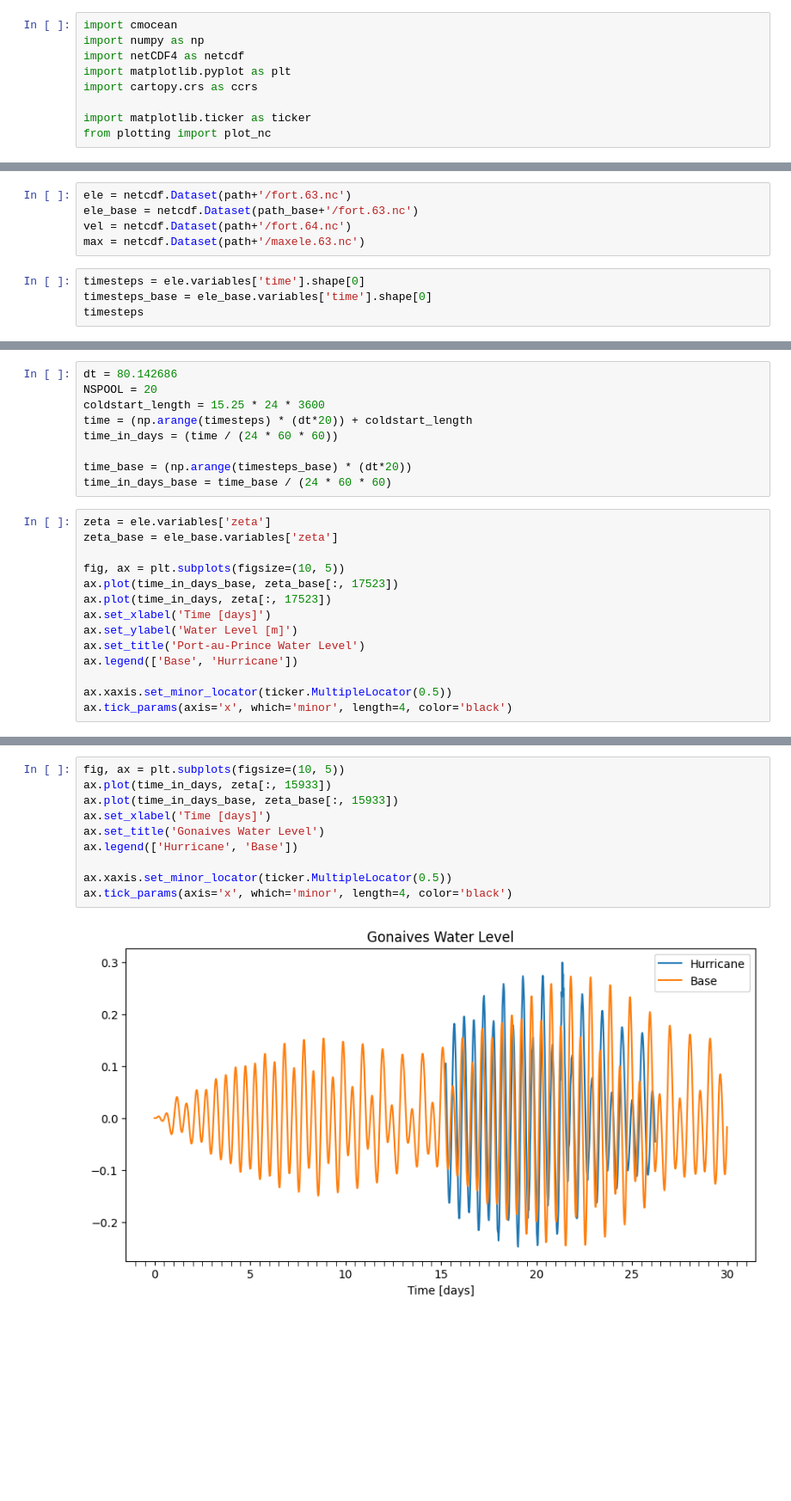
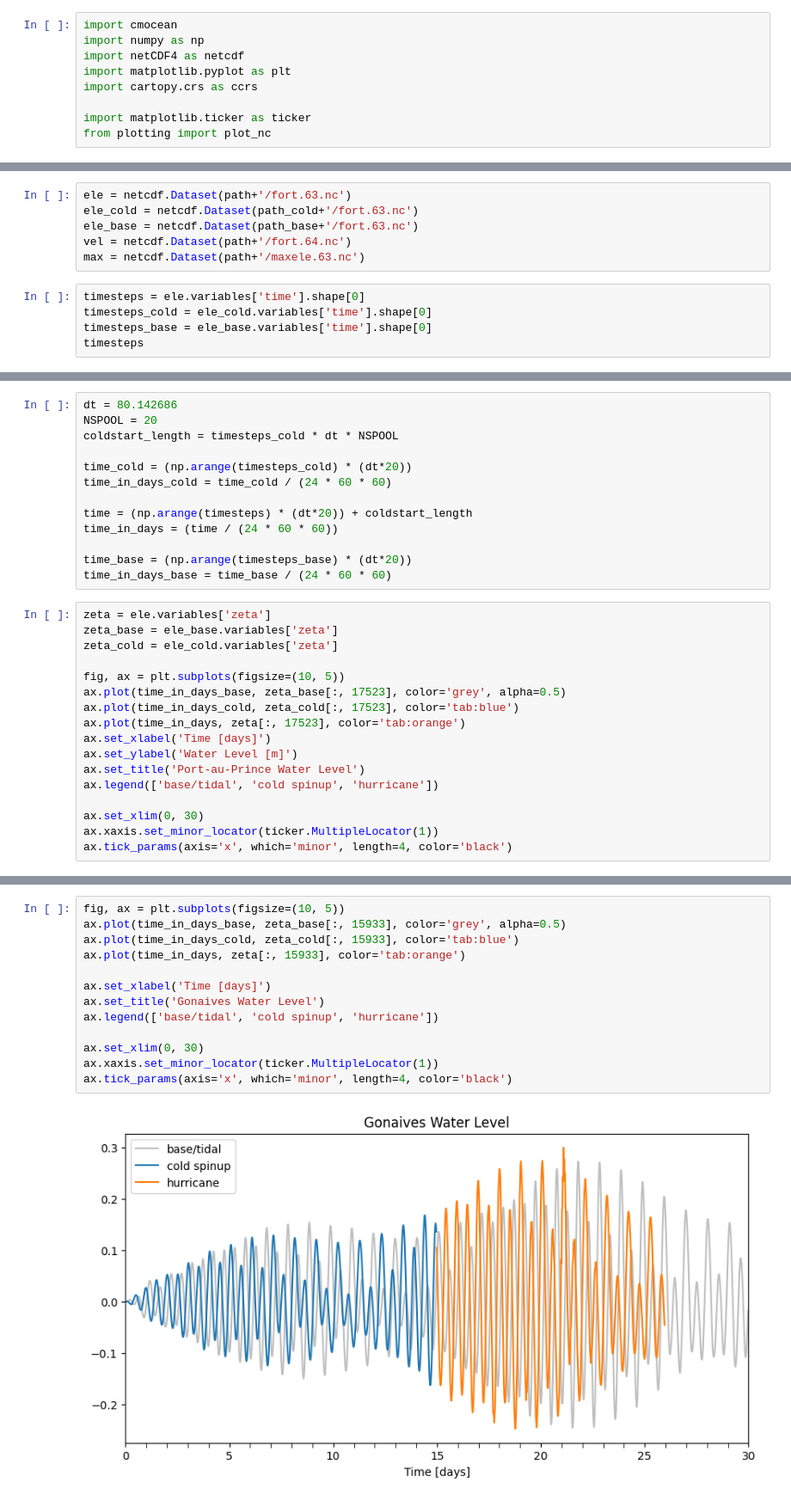
Before and after one commit to aesgeorges/LaGonaveFM, a Jupyter notebook: analysis/quickplot.ipynb, the cells around one changed output, grey strips where cells are left out. Shown at 86% size. Saved outputs shown, nothing was run; the diff lists cells and outputs as text; blank space fills up the shorter version.

Commit message:
better visualization

```diff
--- a/analysis/quickplot.ipynb
+++ b/analysis/quickplot.ipynb
@@ -21,11 +22,13 @@ path = "../"+stage+"/runs/"+HURRICANE+"_test2/hotstart/"
 path_base = "../basemodel/runs/"+HURRICANE
 # %%
 ele = netcdf.Dataset(path+'/fort.63.nc')
+ele_cold = netcdf.Dataset(path_cold+'/fort.63.nc')
 ele_base = netcdf.Dataset(path_base+'/fort.63.nc')
 vel = netcdf.Dataset(path+'/fort.64.nc')
 max = netcdf.Dataset(path+'/maxele.63.nc')
 # %%
 timesteps = ele.variables['time'].shape[0]
+timesteps_cold = ele_cold.variables['time'].shape[0]
 timesteps_base = ele_base.variables['time'].shape[0]
 timesteps
 # %% [output]
@@ -39,7 +42,11 @@ plot_nc(max, 'zeta_max', levels=np.arange(0, 5, 0.025), background_map=True, cba
 # %%
 dt = 80.142686
 NSPOOL = 20
-coldstart_length = 15.25 * 24 * 3600
+coldstart_length = timesteps_cold * dt * NSPOOL
+
+time_cold = (np.arange(timesteps_cold) * (dt*20))
+time_in_days_cold = time_cold / (24 * 60 * 60)
+
 time = (np.arange(timesteps) * (dt*20)) + coldstart_length
 time_in_days = (time / (24 * 60 * 60))
 
@@ -48,15 +55,18 @@ time_in_days_base = time_base / (24 * 60 * 60)
 # %%
 zeta = ele.variables['zeta']
 zeta_base = ele_base.variables['zeta']
+zeta_cold = ele_cold.variables['zeta']
 
 fig, ax = plt.subplots(figsize=(10, 5))
-ax.plot(time_in_days_base, zeta_base[:, 17523])
-ax.plot(time_in_days, zeta[:, 17523])
+ax.plot(time_in_days_base, zeta_base[:, 17523], color='grey', alpha=0.5)
+ax.plot(time_in_days_cold, zeta_cold[:, 17523], color='tab:blue')
+ax.plot(time_in_days, zeta[:, 17523], color='tab:orange')
 ax.set_xlabel('Time [days]')
 ax.set_ylabel('Water Level [m]')
 ax.set_title('Port-au-Prince Water Level')
-ax.legend(['Base', 'Hurricane'])
+ax.legend(['base/tidal', 'cold spinup', 'hurricane'])
 
-ax.xaxis.set_minor_locator(ticker.MultipleLocator(0.5))
+ax.set_xlim(0, 30)
+ax.xaxis.set_minor_locator(ticker.MultipleLocator(1))
 ax.tick_params(axis='x', which='minor', length=4, color='black')
 # %% [output]
@@ -100,15 +116,18 @@ ax.tick_params(axis='x', which='minor', length=4, color='black')
 # %%
 fig, ax = plt.subplots(figsize=(10, 5))
-ax.plot(time_in_days, zeta[:, 15933])
-ax.plot(time_in_days_base, zeta_base[:, 15933])
+ax.plot(time_in_days_base, zeta_base[:, 15933], color='grey', alpha=0.5)
+ax.plot(time_in_days_cold, zeta_cold[:, 15933], color='tab:blue')
+ax.plot(time_in_days, zeta[:, 15933], color='tab:orange')
+
 ax.set_xlabel('Time [days]')
 ax.set_title('Gonaives Water Level')
-ax.legend(['Hurricane', 'Base'])
+ax.legend(['base/tidal', 'cold spinup', 'hurricane'])
 
-ax.xaxis.set_minor_locator(ticker.MultipleLocator(0.5))
+ax.set_xlim(0, 30)
+ax.xaxis.set_minor_locator(ticker.MultipleLocator(1))
 ax.tick_params(axis='x', which='minor', length=4, color='black')
 # %% [output]
-[figure, old version]
+[figure, new version]
 # %%
 fig, axs = plt.subplots(3,1, subplot_kw={'projection': ccrs.PlateCarree()}, constrained_layout=True, figsize=(30,25))
 axs = axs.flatten()
```
Also changed, not shown: parts of 7 cells of this notebook.
